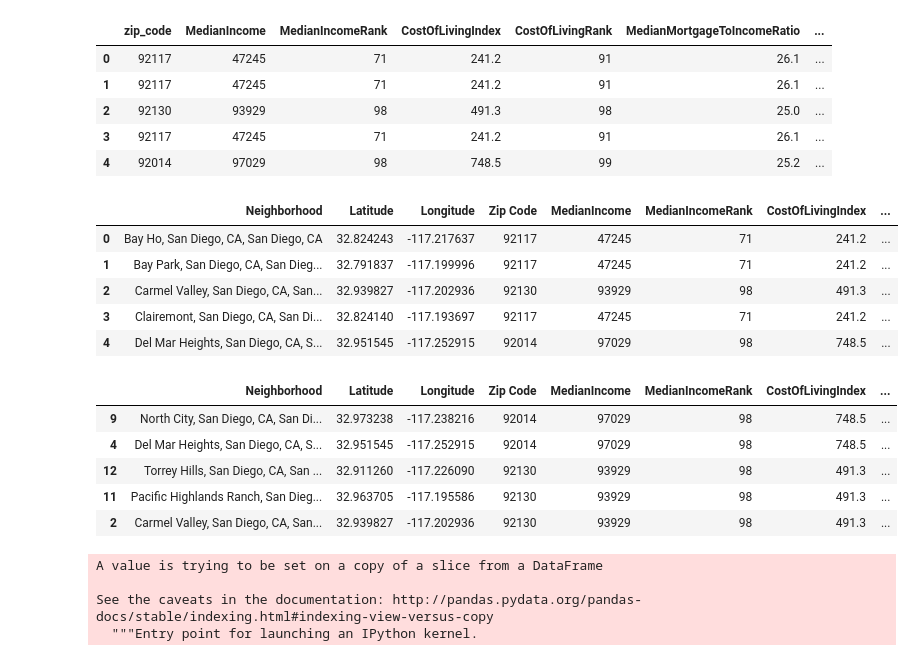
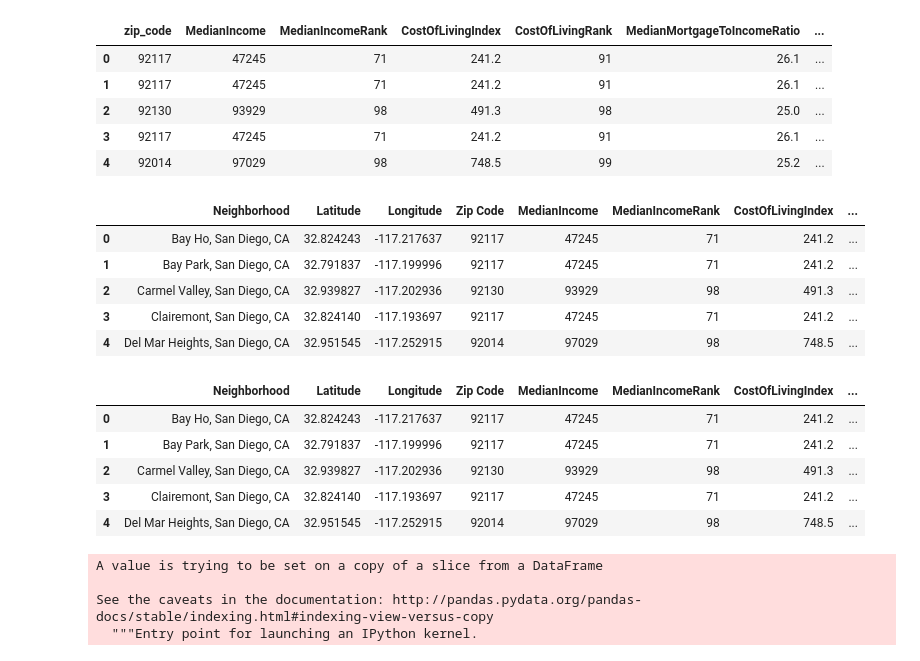
Before and after one commit to gtm1235/IBM_DS_Capstone, a Jupyter notebook: moving_challenge.ipynb, the cells around one changed output. Drawn from its saved outputs; the diff is of its cells as text; code cells hidden in the pictures.

```diff
--- a/moving_challenge.ipynb
+++ b/moving_challenge.ipynb
@@ -45,7 +46,7 @@ sandiego_neighborhoods.head()
 | 3 | Clairemont |
 | 4 | Del Mar Heights |
 # %%
-sandiego_neighborhoods['Neighborhood'] = sandiego_neighborhoods['Neighborhood'].map(lambda x: x +', San Diego, '+ 'CA')
+sandiego_neighborhoods['Neighborhood'] = sandiego_neighborhoods['Neighborhood'].map(lambda x: x  + ', San Diego'  + ', CA')
 sandiego_neighborhoods.head()
 # %% [output]
 |  | Neighborhood |
@@ -739,26 +740,26 @@ sandiego_zip_list.head()
 # %%
 sandiego_data_merged = pd.merge(sandiego_zip_lng_lat, sandiego_zip_list, right_index=True, left_index=True)
 sandiego_data_merged = sandiego_data_merged.drop('zip_code_y', axis=1)
 sandiego_data_merged.rename(columns={'zip_code_x':'Zip Code'}, inplace=True)
-sandiego_data_merged.head()ed
+sandiego_data_merged.head()
 # %% [output]
 |  | Neighborhood | Latitude | Longitude | Zip Code | MedianIncome | MedianIncomeRank | CostOfLivingIndex | ... |
-| 0 | Bay Ho, San Diego, CA, San Diego, CA | 32.824243 | -117.217637 | 92117 | 47245 | 71 | 241.2 | ... |
-| 1 | Bay Park, San Diego, CA, San Dieg... | 32.791837 | -117.199996 | 92117 | 47245 | 71 | 241.2 | ... |
-| 2 | Carmel Valley, San Diego, CA, San... | 32.939827 | -117.202936 | 92130 | 93929 | 98 | 491.3 | ... |
-| 3 | Clairemont, San Diego, CA, San Di... | 32.824140 | -117.193697 | 92117 | 47245 | 71 | 241.2 | ... |
-| 4 | Del Mar Heights, San Diego, CA, S... | 32.951545 | -117.252915 | 92014 | 97029 | 98 | 748.5 | ... |
+| 0 | Bay Ho, San Diego, CA | 32.824243 | -117.217637 | 92117 | 47245 | 71 | 241.2 | ... |
+| 1 | Bay Park, San Diego, CA | 32.791837 | -117.199996 | 92117 | 47245 | 71 | 241.2 | ... |
+| 2 | Carmel Valley, San Diego, CA | 32.939827 | -117.202936 | 92130 | 93929 | 98 | 491.3 | ... |
+| 3 | Clairemont, San Diego, CA | 32.824140 | -117.193697 | 92117 | 47245 | 71 | 241.2 | ... |
+| 4 | Del Mar Heights, San Diego, CA | 32.951545 | -117.252915 | 92014 | 97029 | 98 | 748.5 | ... |
 # %%
 sandiego_filter = sandiego_data_merged['MedianIncome'].apply(lambda x: x != 'N/A')
 sandiego_filtered = sandiego_data_merged[sandiego_filter]
 sandiego_filtered.head()
 # %% [output]
 |  | Neighborhood | Latitude | Longitude | Zip Code | MedianIncome | MedianIncomeRank | CostOfLivingIndex | ... |
-| 9 | North City, San Diego, CA, San Di... | 32.973238 | -117.238216 | 92014 | 97029 | 98 | 748.5 | ... |
-| 4 | Del Mar Heights, San Diego, CA, S... | 32.951545 | -117.252915 | 92014 | 97029 | 98 | 748.5 | ... |
-| 12 | Torrey Hills, San Diego, CA, San ... | 32.911260 | -117.226090 | 92130 | 93929 | 98 | 491.3 | ... |
-| 11 | Pacific Highlands Ranch, San Dieg... | 32.963705 | -117.195586 | 92130 | 93929 | 98 | 491.3 | ... |
-| 2 | Carmel Valley, San Diego, CA, San... | 32.939827 | -117.202936 | 92130 | 93929 | 98 | 491.3 | ... |
+| 0 | Bay Ho, San Diego, CA | 32.824243 | -117.217637 | 92117 | 47245 | 71 | 241.2 | ... |
+| 1 | Bay Park, San Diego, CA | 32.791837 | -117.199996 | 92117 | 47245 | 71 | 241.2 | ... |
+| 2 | Carmel Valley, San Diego, CA | 32.939827 | -117.202936 | 92130 | 93929 | 98 | 491.3 | ... |
+| 3 | Clairemont, San Diego, CA | 32.824140 | -117.193697 | 92117 | 47245 | 71 | 241.2 | ... |
+| 4 | Del Mar Heights, San Diego, CA | 32.951545 | -117.252915 | 92014 | 97029 | 98 | 748.5 | ... |
 # %%
 sandiego_filtered.sort_values(by=['MedianIncome'], inplace=True, ascending=False)
 sandiego_filtered.head()
```
Also changed, not shown: parts of 10 cells of this notebook.
